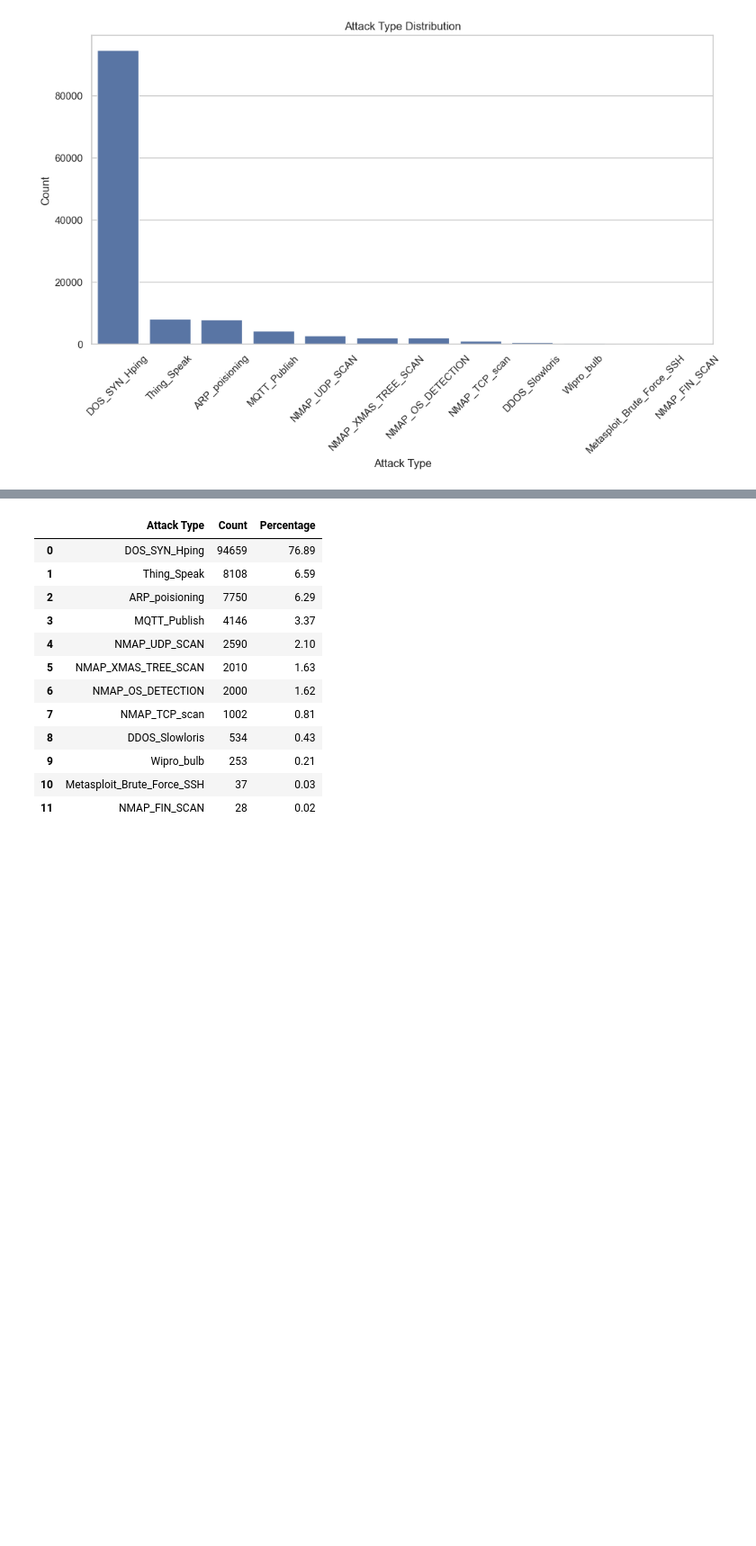
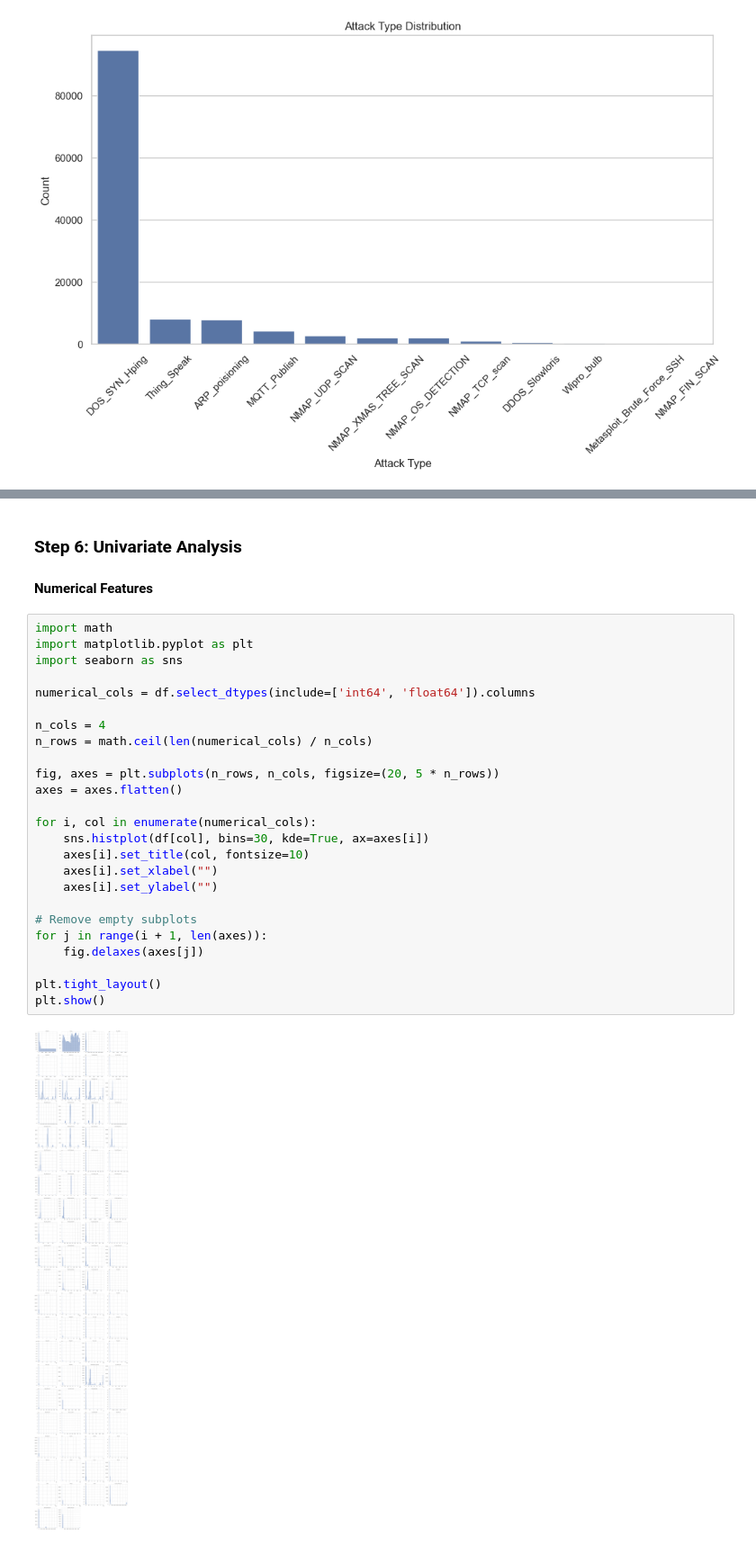
Before and after one commit to sravivarman/ml_assignment_2_2025da04030, a Jupyter notebook: EDA.ipynb, the cells around one changed output, grey strips where cells are left out. Shown at 90% size. Drawn from its saved outputs; the diff is of its cells as text; blank space fills up the shorter version.

```diff
--- a/EDA.ipynb
+++ b/EDA.ipynb
@@ -203,15 +158,30 @@ imbalance
+# %% [markdown]
+### Step 6: Univariate Analysis
+#### Numerical Features
 # %%
+import math
+import matplotlib.pyplot as plt
+import seaborn as sns
+
+numerical_cols = df.select_dtypes(include=['int64', 'float64']).columns
+
+n_cols = 4
+n_rows = math.ceil(len(numerical_cols) / n_cols)
+
+fig, axes = plt.subplots(n_rows, n_cols, figsize=(20, 5 * n_rows))
+axes = axes.flatten()
+
+for i, col in enumerate(numerical_cols):
+    sns.histplot(df[col], bins=30, kde=True, ax=axes[i])
+    axes[i].set_title(col, fontsize=10)
+    axes[i].set_xlabel("")
+    axes[i].set_ylabel("")
+
+# Remove empty subplots
+for j in range(i + 1, len(axes)):
+    fig.delaxes(axes[j])
+
+plt.tight_layout()
+plt.show()
 # %% [output]
-|  | Attack Type | Count | Percentage |
-| 0 | DOS_SYN_Hping | 94659 | 76.89 |
-| 1 | Thing_Speak | 8108 | 6.59 |
-| 2 | ARP_poisioning | 7750 | 6.29 |
-| 3 | MQTT_Publish | 4146 | 3.37 |
-| 4 | NMAP_UDP_SCAN | 2590 | 2.10 |
-| 5 | NMAP_XMAS_TREE_SCAN | 2010 | 1.63 |
-| 6 | NMAP_OS_DETECTION | 2000 | 1.62 |
-| 7 | NMAP_TCP_scan | 1002 | 0.81 |
-| 8 | DDOS_Slowloris | 534 | 0.43 |
-| 9 | Wipro_bulb | 253 | 0.21 |
-| 10 | Metasploit_Brute_Force_SSH | 37 | 0.03 |
-| 11 | NMAP_FIN_SCAN | 28 | 0.02 |
+[figure, added]
```
Also changed, not shown: parts of 15 cells of this notebook, 1 other file.
